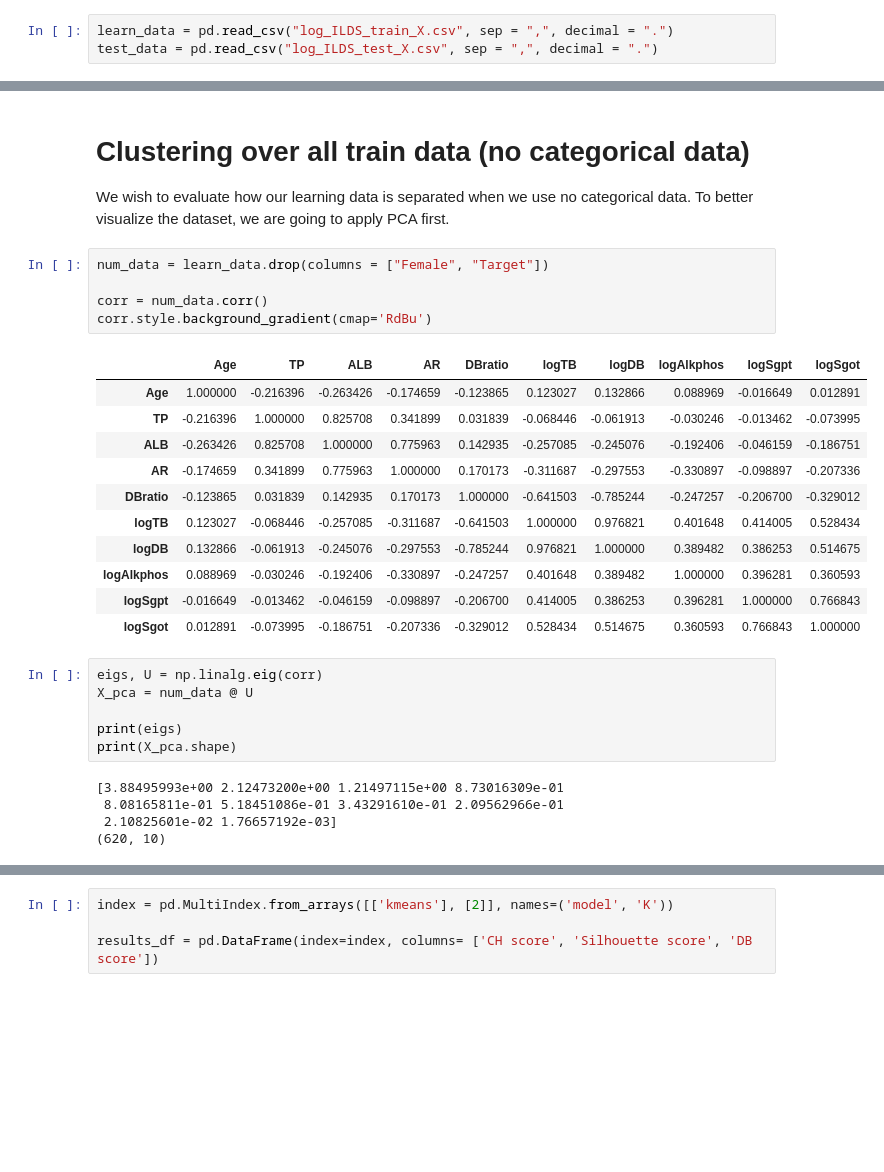
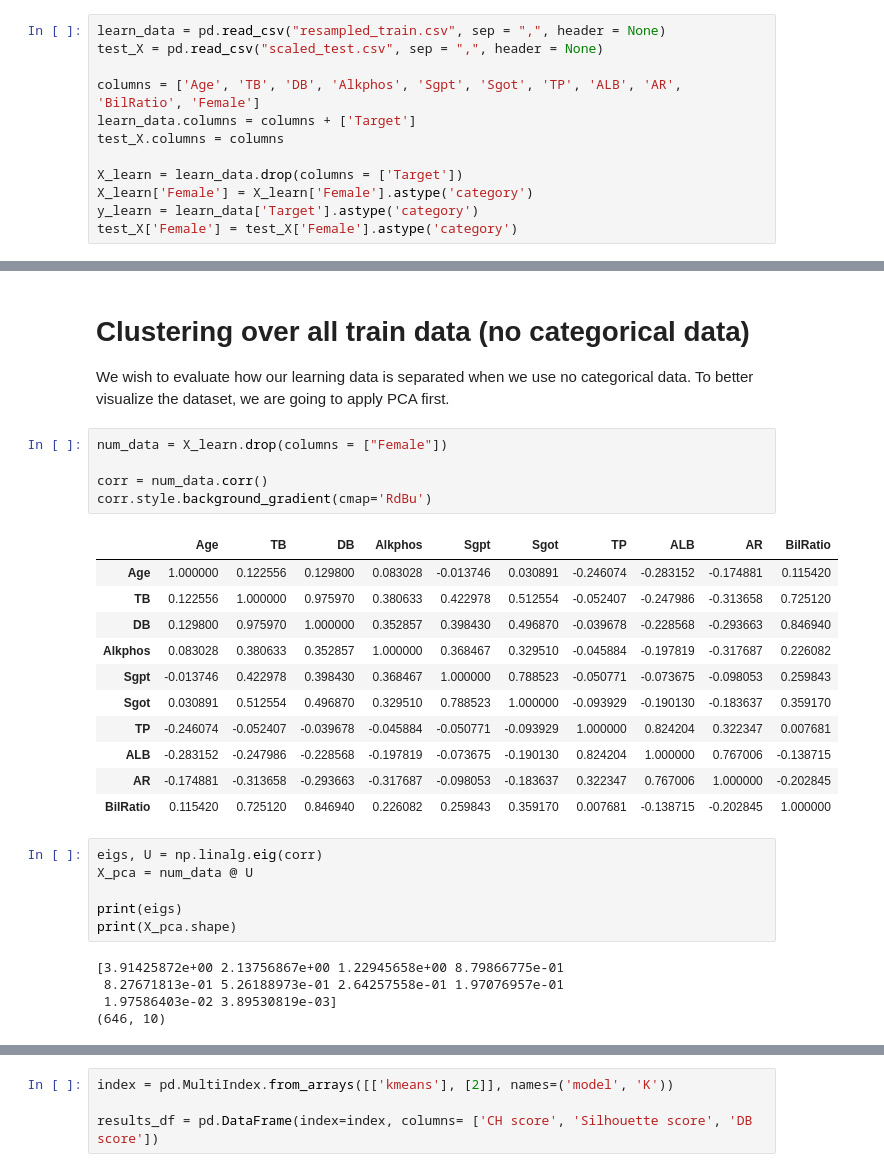
Before and after one commit to SrChen6/AA1-Competition, a Jupyter notebook: Cluztering.ipynb, the cells around one changed output, grey strips where cells are left out. Drawn from its saved outputs; the diff is of its cells as text; blank space fills up the shorter version.

```diff
--- a/Cluztering.ipynb
+++ b/Cluztering.ipynb
@@ -27,8 +27,17 @@ from sklearn.preprocessing import minmax_scale
 from time import time
 from datetime import timedelta
 # %%
-learn_data = pd.read_csv("log_ILDS_train_X.csv", sep = ",", decimal = ".")
-test_data = pd.read_csv("log_ILDS_test_X.csv", sep = ",", decimal = ".")
+learn_data = pd.read_csv("resampled_train.csv", sep = ",", header = None)
+test_X = pd.read_csv("scaled_test.csv", sep = ",", header = None)
+
+columns = ['Age', 'TB', 'DB', 'Alkphos', 'Sgpt', 'Sgot', 'TP', 'ALB', 'AR', 'BilRatio', 'Female']
+learn_data.columns = columns + ['Target']
+test_X.columns = columns
+
+X_learn = learn_data.drop(columns = ['Target'])
+X_learn['Female'] = X_learn['Female'].astype('category')
+y_learn = learn_data['Target'].astype('category')
+test_X['Female'] = test_X['Female'].astype('category')
 # %% [markdown]
 We are working on the competition dataset, but with preprocessing done. About the data:
 - Resampling has been done on the learning data in order to achieve balance of classes.
@@ -38,22 +47,22 @@ We are working on the competition dataset, but with preprocessing done. About th
 
 We wish to evaluate how our learning data is separated when we use no categorical data. To better visualize the dataset, we are going to apply PCA first.
 # %%
-num_data = learn_data.drop(columns = ["Female", "Target"])
+num_data = X_learn.drop(columns = ["Female"])
 
 corr = num_data.corr()
 corr.style.background_gradient(cmap='RdBu')
 # %% [output]
-|  | Age | TP | ALB | AR | DBratio | logTB | logDB | logAlkphos | logSgpt | logSgot |
-| Age | 1.000000 | -0.216396 | -0.263426 | -0.174659 | -0.123865 | 0.123027 | 0.132866 | 0.088969 | -0.016649 | 0.012891 |
-| TP | -0.216396 | 1.000000 | 0.825708 | 0.341899 | 0.031839 | -0.068446 | -0.061913 | -0.030246 | -0.013462 | -0.073995 |
-| ALB | -0.263426 | 0.825708 | 1.000000 | 0.775963 | 0.142935 | -0.257085 | -0.245076 | -0.192406 | -0.046159 | -0.186751 |
-| AR | -0.174659 | 0.341899 | 0.775963 | 1.000000 | 0.170173 | -0.311687 | -0.297553 | -0.330897 | -0.098897 | -0.207336 |
-| DBratio | -0.123865 | 0.031839 | 0.142935 | 0.170173 | 1.000000 | -0.641503 | -0.785244 | -0.247257 | -0.206700 | -0.329012 |
-| logTB | 0.123027 | -0.068446 | -0.257085 | -0.311687 | -0.641503 | 1.000000 | 0.976821 | 0.401648 | 0.414005 | 0.528434 |
-| logDB | 0.132866 | -0.061913 | -0.245076 | -0.297553 | -0.785244 | 0.976821 | 1.000000 | 0.389482 | 0.386253 | 0.514675 |
-| logAlkphos | 0.088969 | -0.030246 | -0.192406 | -0.330897 | -0.247257 | 0.401648 | 0.389482 | 1.000000 | 0.396281 | 0.360593 |
-| logSgpt | -0.016649 | -0.013462 | -0.046159 | -0.098897 | -0.206700 | 0.414005 | 0.386253 | 0.396281 | 1.000000 | 0.766843 |
-| logSgot | 0.012891 | -0.073995 | -0.186751 | -0.207336 | -0.329012 | 0.528434 | 0.514675 | 0.360593 | 0.766843 | 1.000000 |
+|  | Age | TB | DB | Alkphos | Sgpt | Sgot | TP | ALB | AR | BilRatio |
+| Age | 1.000000 | 0.122556 | 0.129800 | 0.083028 | -0.013746 | 0.030891 | -0.246074 | -0.283152 | -0.174881 | 0.115420 |
+| TB | 0.122556 | 1.000000 | 0.975970 | 0.380633 | 0.422978 | 0.512554 | -0.052407 | -0.247986 | -0.313658 | 0.725120 |
+| DB | 0.129800 | 0.975970 | 1.000000 | 0.352857 | 0.398430 | 0.496870 | -0.039678 | -0.228568 | -0.293663 | 0.846940 |
+| Alkphos | 0.083028 | 0.380633 | 0.352857 | 1.000000 | 0.368467 | 0.329510 | -0.045884 | -0.197819 | -0.317687 | 0.226082 |
+| Sgpt | -0.013746 | 0.422978 | 0.398430 | 0.368467 | 1.000000 | 0.788523 | -0.050771 | -0.073675 | -0.098053 | 0.259843 |
+| Sgot | 0.030891 | 0.512554 | 0.496870 | 0.329510 | 0.788523 | 1.000000 | -0.093929 | -0.190130 | -0.183637 | 0.359170 |
+| TP | -0.246074 | -0.052407 | -0.039678 | -0.045884 | -0.050771 | -0.093929 | 1.000000 | 0.824204 | 0.322347 | 0.007681 |
+| ALB | -0.283152 | -0.247986 | -0.228568 | -0.197819 | -0.073675 | -0.190130 | 0.824204 | 1.000000 | 0.767006 | -0.138715 |
+| AR | -0.174881 | -0.313658 | -0.293663 | -0.317687 | -0.098053 | -0.183637 | 0.322347 | 0.767006 | 1.000000 | -0.202845 |
+| BilRatio | 0.115420 | 0.725120 | 0.846940 | 0.226082 | 0.259843 | 0.359170 | 0.007681 | -0.138715 | -0.202845 | 1.000000 |
 # %%
 eigs, U = np.linalg.eig(corr)
 X_pca = num_data @ U
@@ -61,10 +70,10 @@ X_pca = num_data @ U
 print(eigs)
 print(X_pca.shape)
 # %% [output]
-[3.88495993e+00 2.12473200e+00 1.21497115e+00 8.73016309e-01
- 8.08165811e-01 5.18451086e-01 3.43291610e-01 2.09562966e-01
- 2.10825601e-02 1.76657192e-03]
-(620, 10)
+[3.91425872e+00 2.13756867e+00 1.22945658e+00 8.79866775e-01
+ 8.27671813e-01 5.26188973e-01 2.64257558e-01 1.97076957e-01
+ 1.97586403e-02 3.89530819e-03]
+(646, 10)
 # %%
 x = X_pca.loc[:, 0]
 y = X_pca.loc[:, 1]
```
Also changed, not shown: parts of 18 cells of this notebook.
